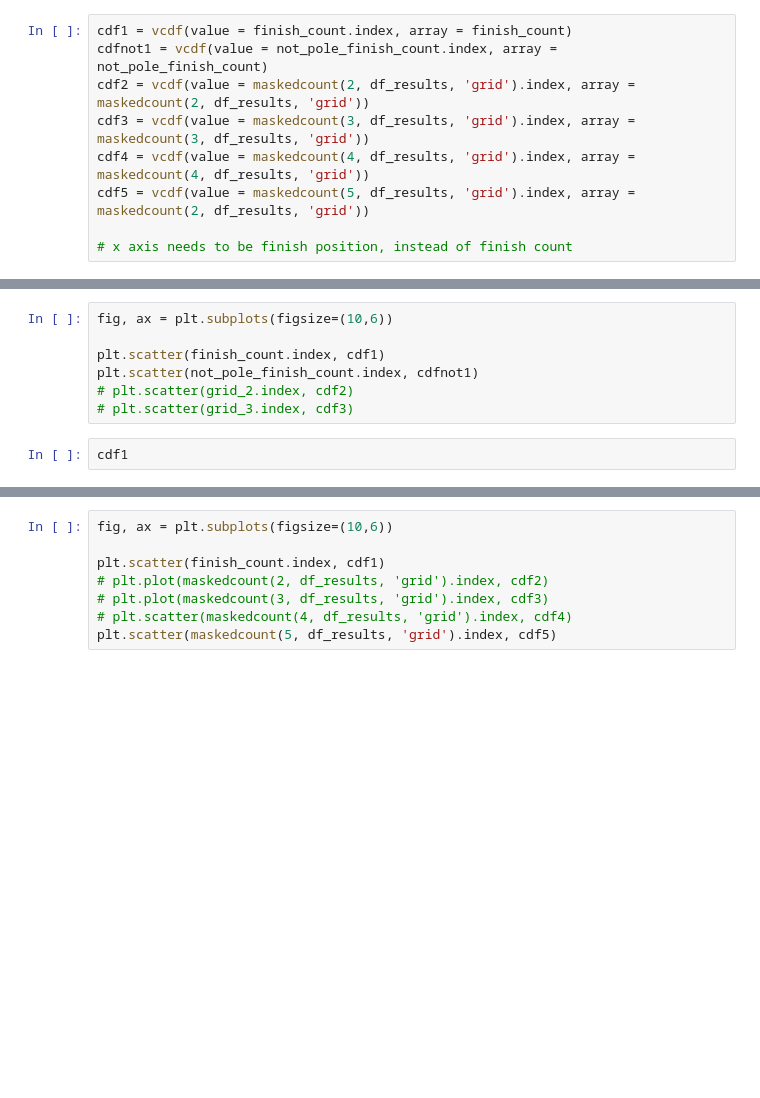
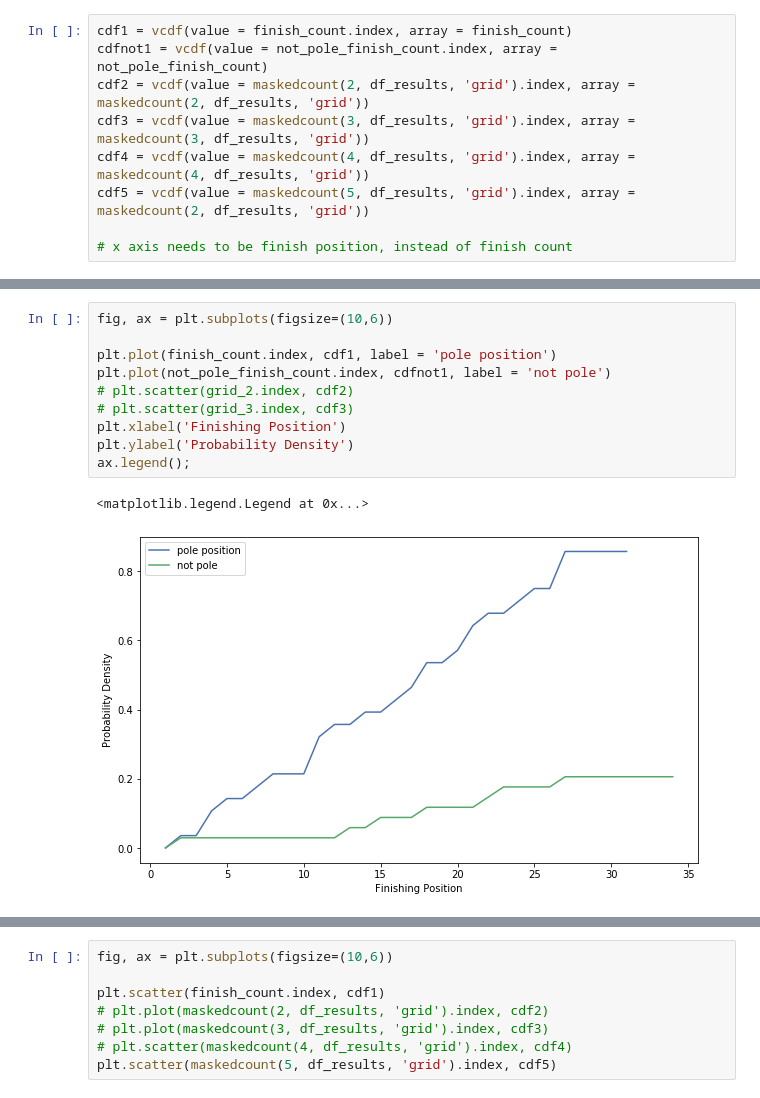
Before and after one commit to cvqnguyen/formula_1_exploration, a Jupyter notebook: notebooks/exploratory_notebook.ipynb, the cells around one changed output, grey strips where cells are left out. Saved outputs shown, nothing was run; the diff lists cells and outputs as text; blank space fills up the shorter version.

```diff
--- a/notebooks/exploratory_notebook.ipynb
+++ b/notebooks/exploratory_notebook.ipynb
@@ -246,9 +257,13 @@ cdf5 = vcdf(value = maskedcount(5, df_results, 'grid').index, array = maskedcoun
 # %%
 fig, ax = plt.subplots(figsize=(10,6))
 
-plt.scatter(finish_count.index, cdf1)
-plt.scatter(not_pole_finish_count.index, cdfnot1)
+plt.plot(finish_count.index, cdf1, label = 'pole position')
+plt.plot(not_pole_finish_count.index, cdfnot1, label = 'not pole')
 # plt.scatter(grid_2.index, cdf2)
 # plt.scatter(grid_3.index, cdf3)
+plt.xlabel('Finishing Position')
+plt.ylabel('Probability Density')
+ax.legend();
+# %% [output]
+<matplotlib.legend.Legend at 0x...>
+[figure, added]
-# %%
-cdf1
```
Also changed, not shown: parts of 4 cells of this notebook.
